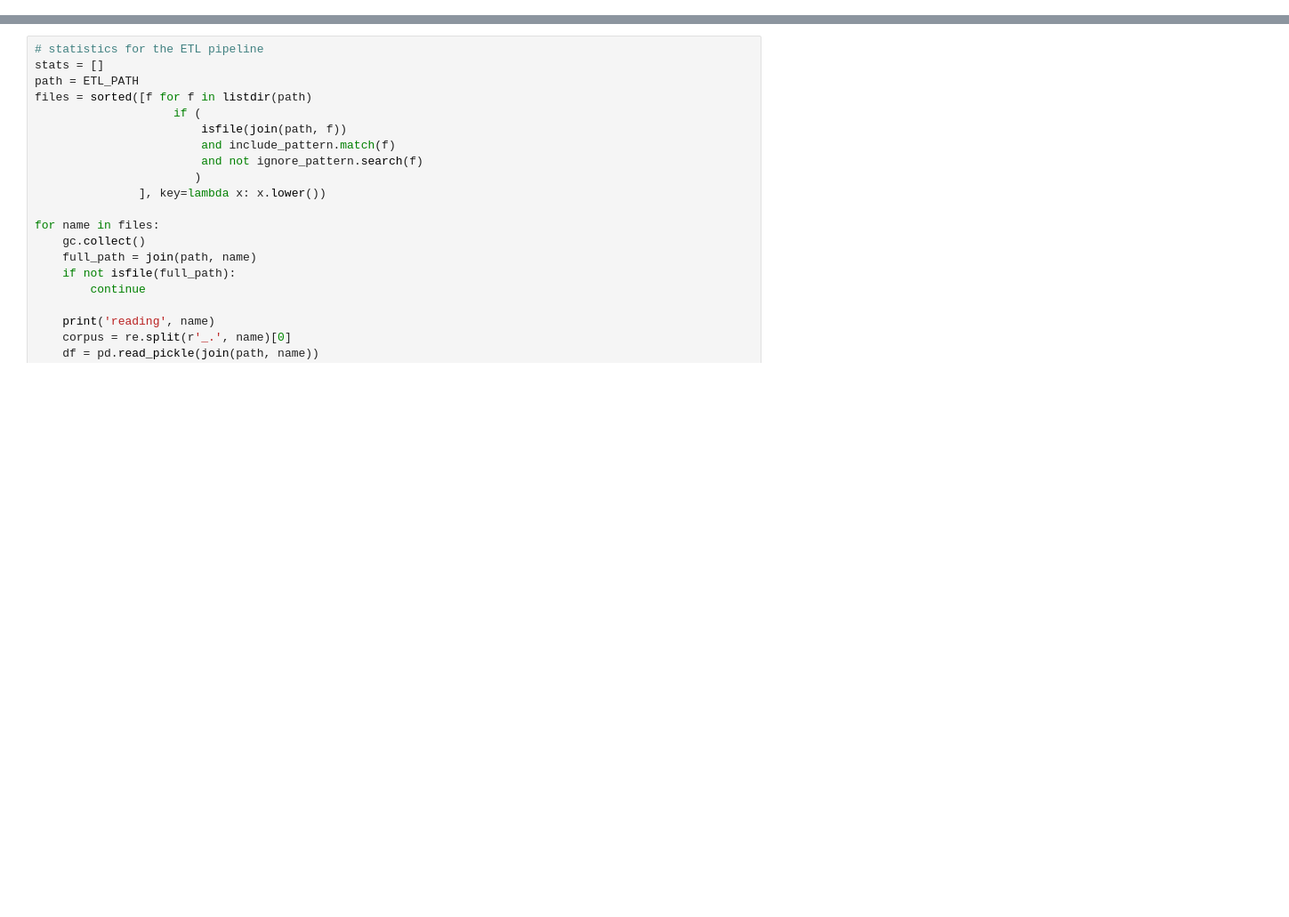
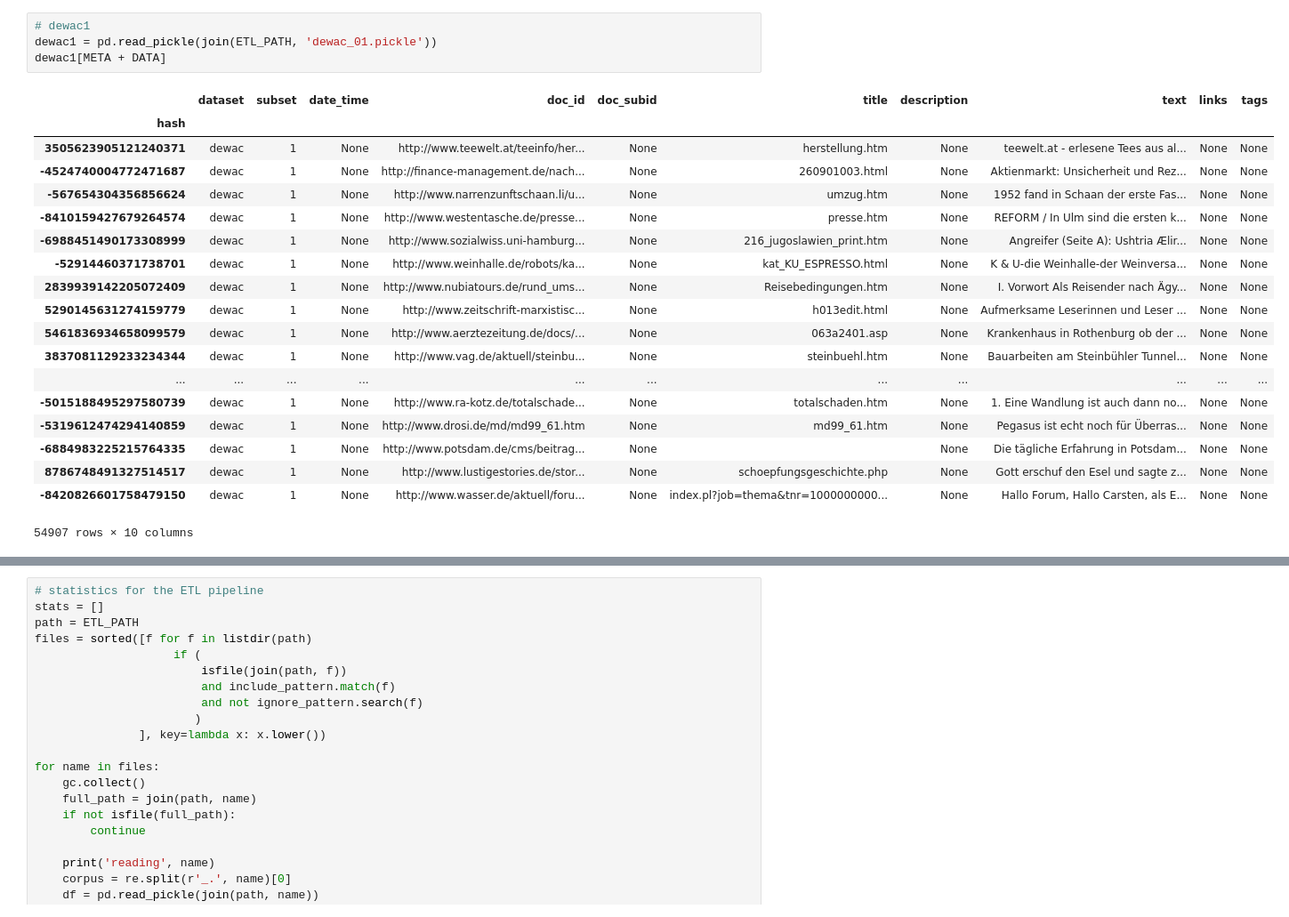
Before and after one commit to andifunke/topic-labeling, a Jupyter notebook: overview_stats.ipynb, the cells around one changed output, grey strips where cells are left out. Shown at 89% size. Drawn from its saved outputs; the diff is of its cells as text; blank space fills up the shorter version.

```diff
--- a/overview_stats.ipynb
+++ b/overview_stats.ipynb
@@ -10,0 +39,24 @@ pd.options.display.max_rows = 2001
+# %%
+# dewac1
+dewac1 = pd.read_pickle(join(ETL_PATH, 'dewac_01.pickle'))
+dewac1[META + DATA]
+# %% [output]
+|  | dataset | subset | date_time | doc_id | doc_subid | title | description | text | links | tags |
+| hash |  |  |  |  |  |  |  |  |  |  |
+| 3505623905121240371 | dewac | 1 | None | http://www.teewelt.at/teeinfo/her... | None | herstellung.htm | None | teewelt.at - erlesene Tees aus al... | None | None |
+| -4524740004772471687 | dewac | 1 | None | http://finance-management.de/nach... | None | 260901003.html | None | Aktienmarkt: Unsicherheit und Rez... | None | None |
+| -567654304356856624 | dewac | 1 | None | http://www.narrenzunftschaan.li/u... | None | umzug.htm | None | 1952 fand in Schaan der erste Fas... | None | None |
+| -8410159427679264574 | dewac | 1 | None | http://www.westentasche.de/presse... | None | presse.htm | None | REFORM / In Ulm sind die ersten k... | None | None |
+| -6988451490173308999 | dewac | 1 | None | http://www.sozialwiss.uni-hamburg... | None | 216_jugoslawien_print.htm | None | Angreifer (Seite A): Ushtria Ælir... | None | None |
+| -52914460371738701 | dewac | 1 | None | http://www.weinhalle.de/robots/ka... | None | kat_KU_ESPRESSO.html | None | K & U-die Weinhalle-der Weinversa... | None | None |
+| 2839939142205072409 | dewac | 1 | None | http://www.nubiatours.de/rund_ums... | None | Reisebedingungen.htm | None | I. Vorwort Als Reisender nach Ägy... | None | None |
+| 5290145631274159779 | dewac | 1 | None | http://www.zeitschrift-marxistisc... | None | h013edit.html | None | Aufmerksame Leserinnen und Leser ... | None | None |
+| 5461836934658099579 | dewac | 1 | None | http://www.aerztezeitung.de/docs/... | None | 063a2401.asp | None | Krankenhaus in Rothenburg ob der ... | None | None |
+| 3837081129233234344 | dewac | 1 | None | http://www.vag.de/aktuell/steinbu... | None | steinbuehl.htm | None | Bauarbeiten am Steinbühler Tunnel... | None | None |
+| ... | ... | ... | ... | ... | ... | ... | ... | ... | ... | ... |
+| -5015188495297580739 | dewac | 1 | None | http://www.ra-kotz.de/totalschade... | None | totalschaden.htm | None | 1. Eine Wandlung ist auch dann no... | None | None |
+| -5319612474294140859 | dewac | 1 | None | http://www.drosi.de/md/md99_61.htm | None | md99_61.htm | None | Pegasus ist echt noch für Überras... | None | None |
+| -6884983225215764335 | dewac | 1 | None | http://www.potsdam.de/cms/beitrag... | None |  | None | Die tägliche Erfahrung in Potsdam... | None | None |
+| 8786748491327514517 | dewac | 1 | None | http://www.lustigestories.de/stor... | None | schoepfungsgeschichte.php | None | Gott erschuf den Esel und sagte z... | None | None |
+| -8420826601758479150 | dewac | 1 | None | http://www.wasser.de/aktuell/foru... | None | index.pl?job=thema&tnr=1000000000... | None | Hallo Forum, Hallo Carsten, als E... | None | None |
+54907 rows × 10 columns
```
Also changed, not shown: parts of 22 cells of this notebook, 5 other files.
